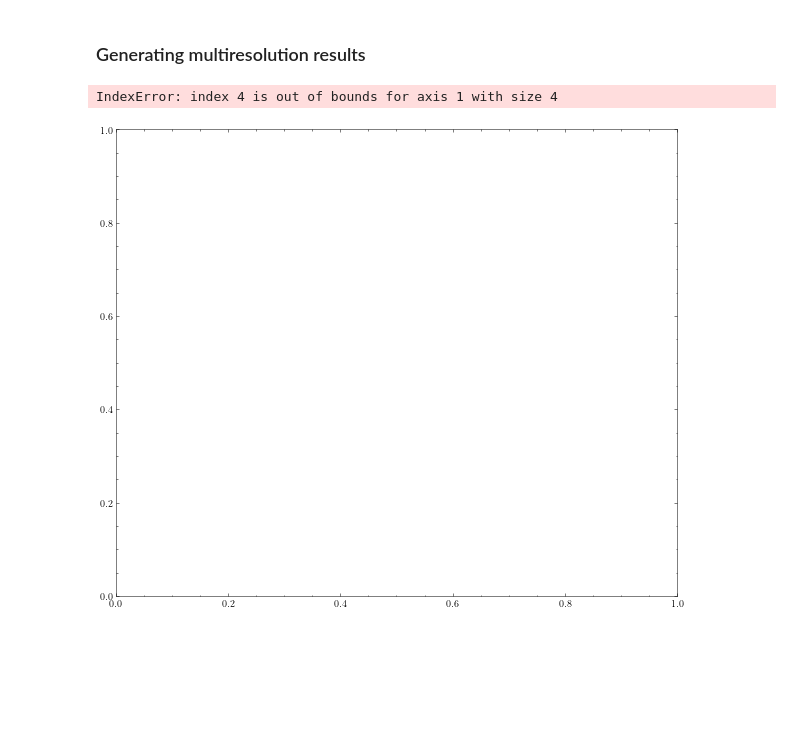
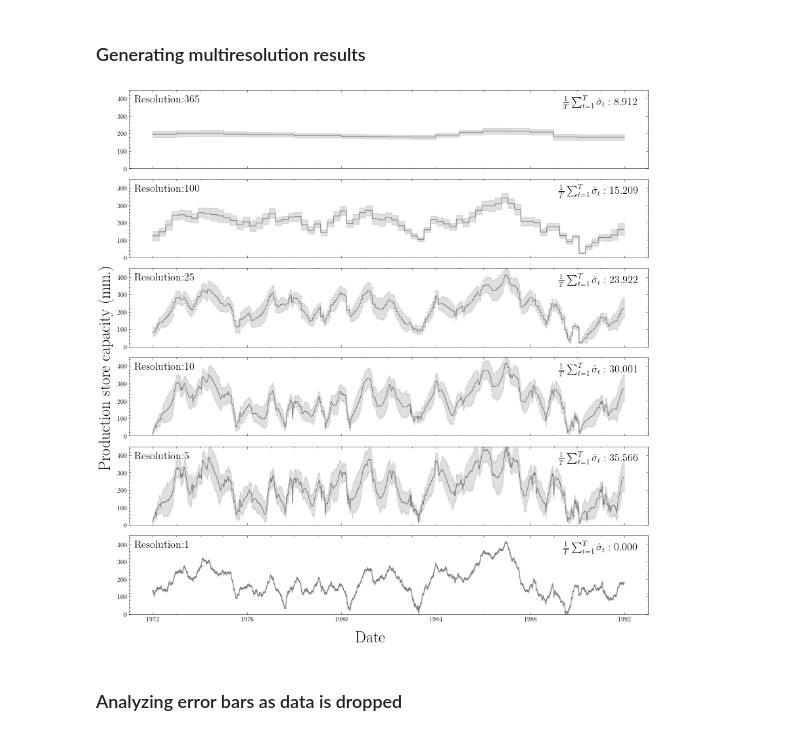
Before and after one commit to ckrapu/tvp-gr4j, a Jupyter notebook: jax-real-data.ipynb, the cells around one changed output. Cells and saved outputs as stored; diff of their text form; code cells hidden in the pictures; blank space fills up the shorter version.

```diff
--- a/jax-real-data.ipynb
+++ b/jax-real-data.ipynb
@@ -336,7 +338,7 @@ for inp in [q_obs, etp, prec]:
     assert np.all(np.isfinite(inp))
     assert np.all(inp >= 0)
 # %%
-def model(q_obs=None, etp=None, prec=None, tv_x1=False, tv_resolution=10):
+def model(q_obs=None, etp=None, prec=None, tv_x1=False, tv_resolution=10, timesteps_to_keep=None):
 
     T = len(q_obs)
 
@@ -368,7 +370,11 @@ def model(q_obs=None, etp=None, prec=None, tv_x1=False, tv_resolution=10):
     s_store, r_store, uh1, uh2  = ancillary
 
     qsim    = numpyro.deterministic('qsim', qsim)
-    q_obs   = numpyro.sample('q_obs', dist.Normal(loc=qsim, scale=err_sd), obs=q_obs)
+
+    if isinstance(timesteps_to_keep, type(None)):
+        q_obs   = numpyro.sample('q_obs', dist.Normal(loc=qsim, scale=err_sd), obs=q_obs)
+    else:
+        q_obs   = numpyro.sample('q_obs', dist.Normal(loc=qsim[timesteps_to_keep], scale=err_sd), obs=q_obs[timesteps_to_keep])
 
 
 nuts_kernel = NUTS(model, max_tree_depth=12)
@@ -501,34 +510,24 @@ for res in resolutions:
-# %%
-colors = ['m','orange','b']
-
-fig = plt.figure(figsize=(11,7), layout='tight')
-gs  = gridspec.GridSpec(4, 4)
-
-main_ax  = fig.add_subplot(gs[0:4, 0:3])
-xs       = dates
-
-labels = [
-    '1 day',
-    '5 days',
-    '10 days',
-]
-
-for i,(k,v) in enumerate(traces.items()):
-    small_ax = fig.add_subplot(gs[i,4])
-    low, hi = np.percentile(v['tv_x1'], q=[5,95], axis=0)
-
-    for j, ax in enumerate([main_ax, small_ax]):
-        plt.sca(ax)
-        plt.plot(dates, v['tv_x1'].mean(axis=0), label=f'Resolution = {labels[i]}', color=colors[i])
-        plt.fill_between(dates, low, hi, alpha=0.2, color=colors[i])
-
-        if j == 1:
-            plt.xticks([],[])
-            plt.text(0.97, 0.97, labels[i], va='top',ha='right',transform=ax.transAxes, fontsize=16)
-
-    plt.sca(main_ax)
-    plt.ylabel('Time-varying production store capacity (mm./d.)', fontsize=16)
-    plt.legend(loc='upper right', fontsize=12)
-# %% [output]
-IndexError: index 4 is out of bounds for axis 1 with size 4
-[figure, removed]
+# %%
+n_res = len(resolutions)
+
+fig, axes = plt.subplots(n_res, figsize=(12,n_res*2), sharey=True, sharex=True)
+axes = axes.ravel()
+for i, (res, trace) in enumerate(traces.items()):
+    plt.sca(axes[i])
+    low, median, hi = np.percentile(trace['tv_x1'], q=[5,50,95], axis=0)
+    avg_sigma = np.std(trace['tv_x1'], axis=0).mean()
+
+    plt.plot(dates, median, color='0.5')
+    plt.text(0.01, 0.94, f'Resolution:{res}', transform=axes[i].transAxes, ha='left', va='top', fontsize=16)
+    avg_str = f'$\\frac{{1}}{{T}}\\sum_{{t=1}}^T \\hat{{\\sigma}}_t : {avg_sigma:.3f}$'
+    plt.text(0.98, 0.94, avg_str, transform=axes[i].transAxes, ha='right', va='top', fontsize=16)
+    plt.fill_between(dates, low, hi, color='0.5', alpha=0.25)
+    plt.ylim([0,450])
+
+fig.supylabel('Production store capacity (mm.)', fontsize=24)
+fig.supxlabel('Date', fontsize=24)
+
+plt.tight_layout()
+plt.savefig('figures/varying_resolution.png', dpi=400, bbox_inches='tight')
+# %% [output]
+[figure, added]
@@ -534,0 +553,2 @@ IndexError: index 4 is out of bounds for axis 1 with size 4
+# %% [markdown]
+### Analyzing error bars as data is dropped
```
Also changed, not shown: parts of 5 cells of this notebook.
